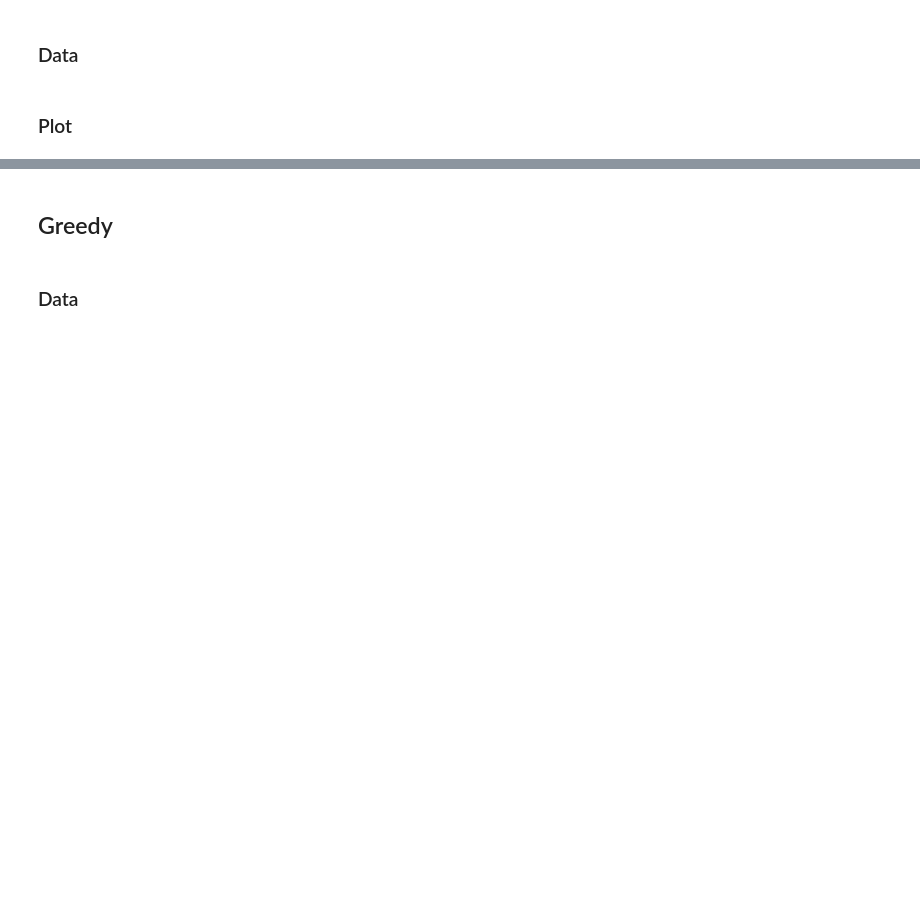
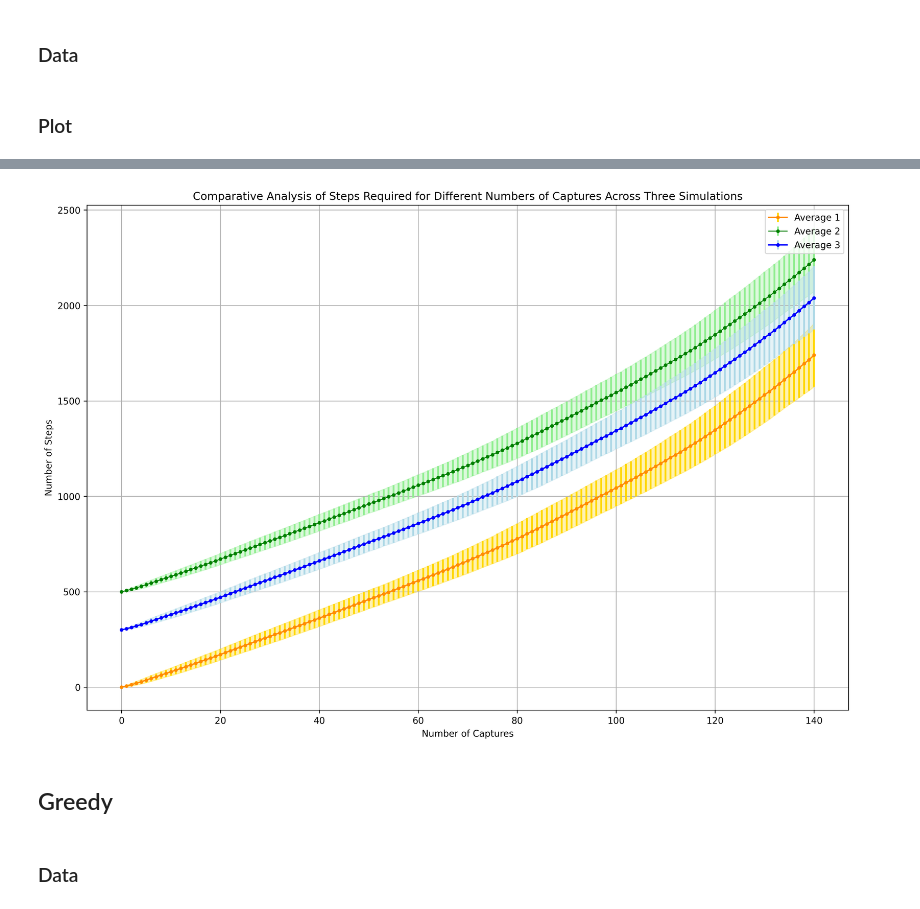
Before and after one commit to feizhanxia/BetterStrategy, a Jupyter notebook: analysis/is_it_better.ipynb, the cells around one changed output, grey strips where cells are left out. Cells and saved outputs as stored; diff of their text form; code cells hidden in the pictures; blank space fills up the shorter version.

```diff
--- a/analysis/is_it_better.ipynb
+++ b/analysis/is_it_better.ipynb
@@ -84,3 +122,73 @@ while not done:
+# %%
+data2 = data.copy()
+data2['n_steps'] = data2['n_steps'] + 500
+data3 = data.copy()
+data3['n_steps'] = data3['n_steps'] + 300
+
+# Recalculate the mean and standard deviation
+mean_steps = data.groupby('n_capture')['n_steps'].mean()
+std_steps = data.groupby('n_capture')['n_steps'].std()
+
+mean_steps2 = data2.groupby('n_capture')['n_steps'].mean()
+std_steps2 = data2.groupby('n_capture')['n_steps'].std()
+
+mean_steps3 = data3.groupby('n_capture')['n_steps'].mean()
+std_steps3 = data3.groupby('n_capture')['n_steps'].std()
+
+# Plotting again with shaded error bands, ensuring that all data is finite
+plt.figure(figsize=(15, 10), dpi=300)
+sns.set_palette(['gold', 'lightgreen', 'lightblue'])
+
+# Plot for the original dataset with error bars
+plt.errorbar(mean_steps.index,
+            mean_steps.values,
+            yerr=std_steps,
+            label='Average 1',
+            fmt='-o',
+            color='darkorange',
+            ecolor='gold',
+            elinewidth=2,
+            capsize=0,
+            markersize=3)
+plt.fill_between(mean_steps.index, mean_steps - std_steps, mean_steps + std_steps, color='gold', alpha=0.3)
+
+# Plot for the second dataset with error bars
+plt.errorbar(mean_steps2.index, mean_steps2.values,
+            yerr=std_steps2,
+            label='Average 2',
+            fmt='-o',
+            color='green',
+            ecolor='lightgreen',
+            elinewidth=2,
+            capsize=0,
+            linewidth=1,
+            markersize=3)
+plt.fill_between(mean_steps2.index, mean_steps2 - std_steps2, mean_steps2 + std_steps2, color='lightgreen', alpha=0.3)
+
+# Plot for the third dataset with error bars
+plt.errorbar(mean_steps3.index,
+            mean_steps3.values,
+            yerr=std_steps3,
+            label='Average 3',
+            fmt='-o',
+            color='blue',
+            ecolor='lightblue',
+            elinewidth=2,
+            capsize=0,
+            markersize=3)
+plt.fill_between(mean_steps3.index, mean_steps3 - std_steps3, mean_steps3 + std_steps3, color='lightblue', alpha=0.3)
+
+# Adding labels and title
+plt.title('Comparative Analysis of Steps Required for Different Numbers of Captures Across Three Simulations')
+plt.xlabel('Number of Captures')
+plt.ylabel('Number of Steps')
+plt.legend()
+
+# Show the plot
+plt.grid(True)
+plt.show()
+# %% [output]
+[figure, added]
 # %% [markdown]
 ## Greedy
 # %% [markdown]
```
Also changed, not shown: parts of 4 cells of this notebook, 8 other files.
